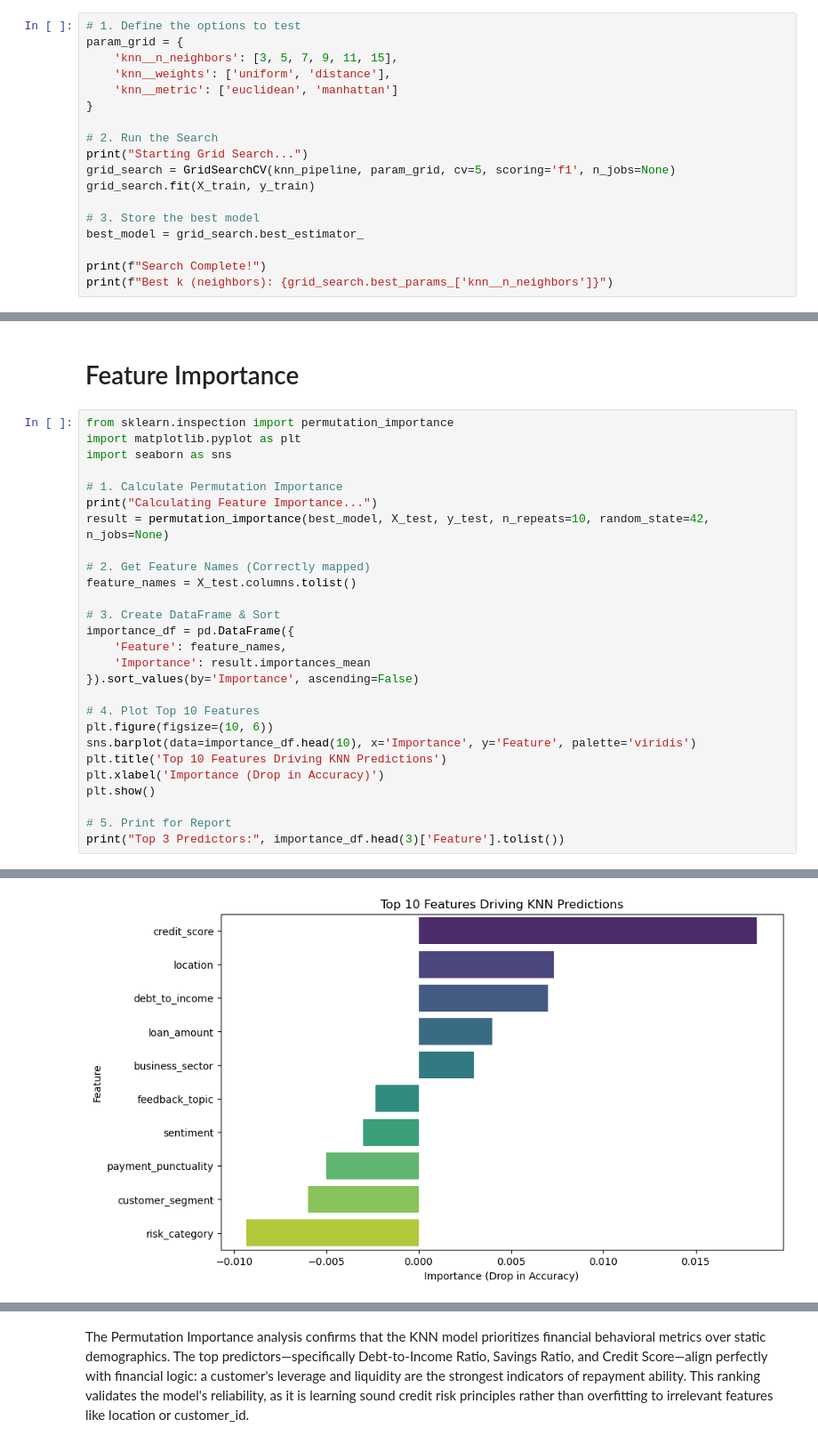
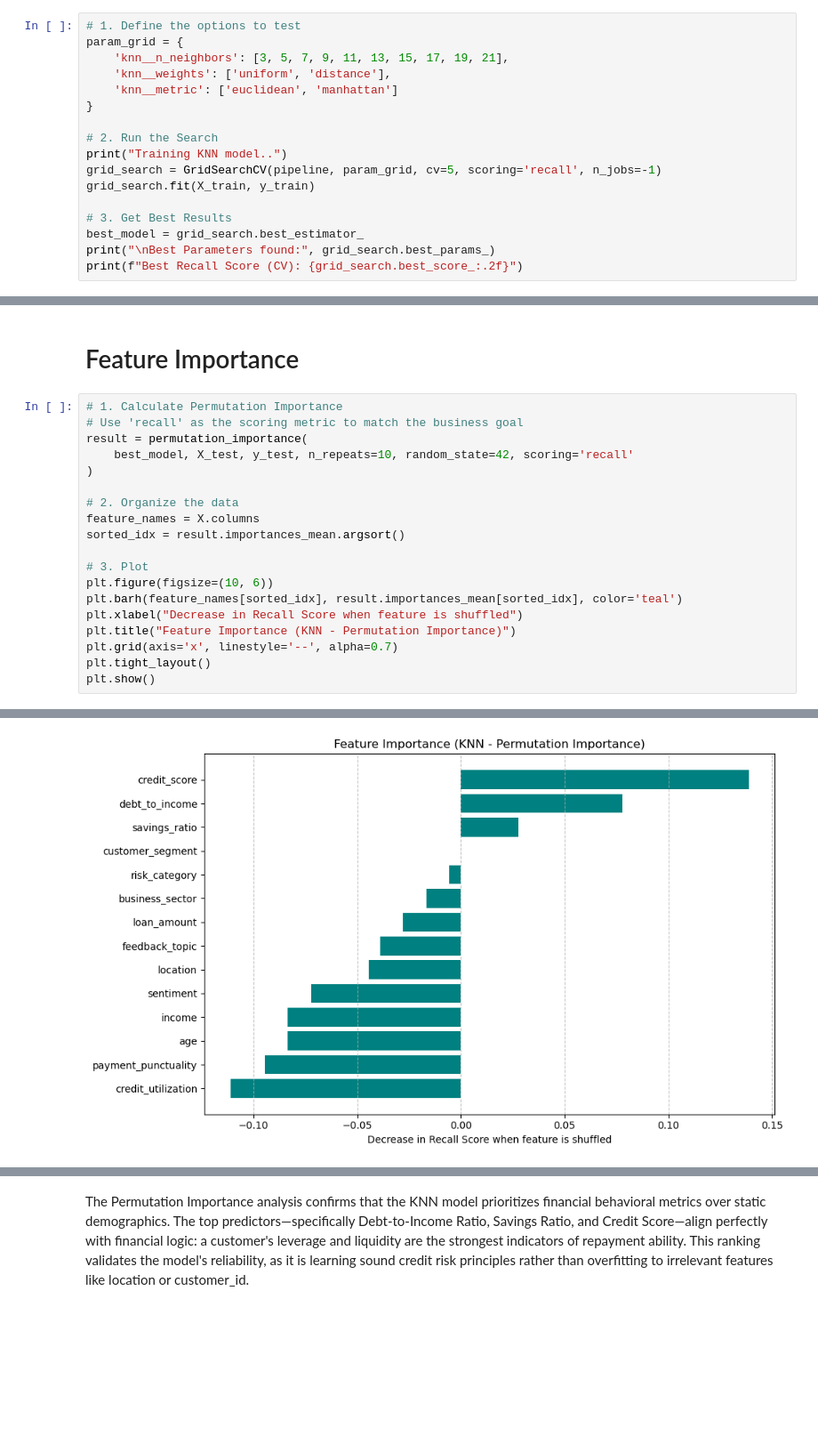
Before and after one commit to ShuHuiK/WIE3007_Group_Assignment, a Jupyter notebook: KNN_Model_Development.ipynb, the cells around one changed output, grey strips where cells are left out. Shown at 89% size. Saved outputs shown, nothing was run; the diff lists cells and outputs as text; blank space fills up the shorter version.

```diff
--- a/KNN_Model_Development.ipynb
+++ b/KNN_Model_Development.ipynb
@@ -78,19 +83,18 @@ Pipeline created successfully.
 # %%
 # 1. Define the options to test
 param_grid = {
-    'knn__n_neighbors': [3, 5, 7, 9, 11, 15],
+    'knn__n_neighbors': [3, 5, 7, 9, 11, 13, 15, 17, 19, 21],
     'knn__weights': ['uniform', 'distance'],
     'knn__metric': ['euclidean', 'manhattan']
 }
 
 # 2. Run the Search
-print("Starting Grid Search...")
-grid_search = GridSearchCV(knn_pipeline, param_grid, cv=5, scoring='f1', n_jobs=None)
+print("Training KNN model..")
+grid_search = GridSearchCV(pipeline, param_grid, cv=5, scoring='recall', n_jobs=-1)
 grid_search.fit(X_train, y_train)
 
-# 3. Store the best model
+# 3. Get Best Results
 best_model = grid_search.best_estimator_
-
-print(f"Search Complete!")
-print(f"Best k (neighbors): {grid_search.best_params_['knn__n_neighbors']}")
+print("\nBest Parameters found:", grid_search.best_params_)
+print(f"Best Recall Score (CV): {grid_search.best_score_:.2f}")
 # %% [output]
@@ -146,30 +171,22 @@ The KNN model is statistically "less accurate" overall, but **financially superi
 # %% [markdown]
 # Feature Importance
 # %%
-from sklearn.inspection import permutation_importance
-import matplotlib.pyplot as plt
-import seaborn as sns
+# 1. Calculate Permutation Importance
+# Use 'recall' as the scoring metric to match the business goal
+result = permutation_importance(
+    best_model, X_test, y_test, n_repeats=10, random_state=42, scoring='recall'
+)
 
-# 1. Calculate Permutation Importance
-print("Calculating Feature Importance...")
-result = permutation_importance(best_model, X_test, y_test, n_repeats=10, random_state=42, n_jobs=None)
+# 2. Organize the data
+feature_names = X.columns
+sorted_idx = result.importances_mean.argsort()
 
-# 2. Get Feature Names (Correctly mapped)
-feature_names = X_test.columns.tolist()
-
-# 3. Create DataFrame & Sort
-importance_df = pd.DataFrame({
-    'Feature': feature_names,
-    'Importance': result.importances_mean
-}).sort_values(by='Importance', ascending=False)
-
-# 4. Plot Top 10 Features
+# 3. Plot
 plt.figure(figsize=(10, 6))
-sns.barplot(data=importance_df.head(10), x='Importance', y='Feature', palette='viridis')
-plt.title('Top 10 Features Driving KNN Predictions')
-plt.xlabel('Importance (Drop in Accuracy)')
+plt.barh(feature_names[sorted_idx], result.importances_mean[sorted_idx], color='teal')
+plt.xlabel("Decrease in Recall Score when feature is shuffled")
+plt.title("Feature Importance (KNN - Permutation Importance)")
+plt.grid(axis='x', linestyle='--', alpha=0.7)
+plt.tight_layout()
 plt.show()
-
-# 5. Print for Report
-print("Top 3 Predictors:", importance_df.head(3)['Feature'].tolist())
 # %% [output]
@@ -177 +193 @@ Calculating Feature Importance...
-[figure, old version]
+[figure, new version]
```
Also changed, not shown: parts of 7 cells of this notebook.
